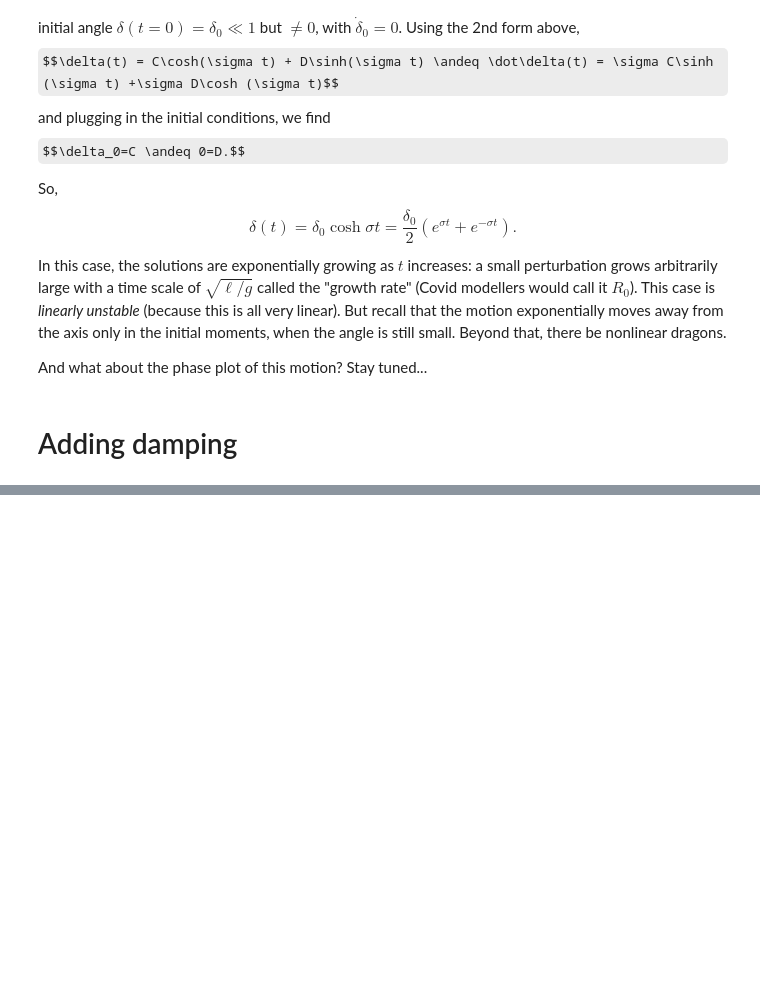
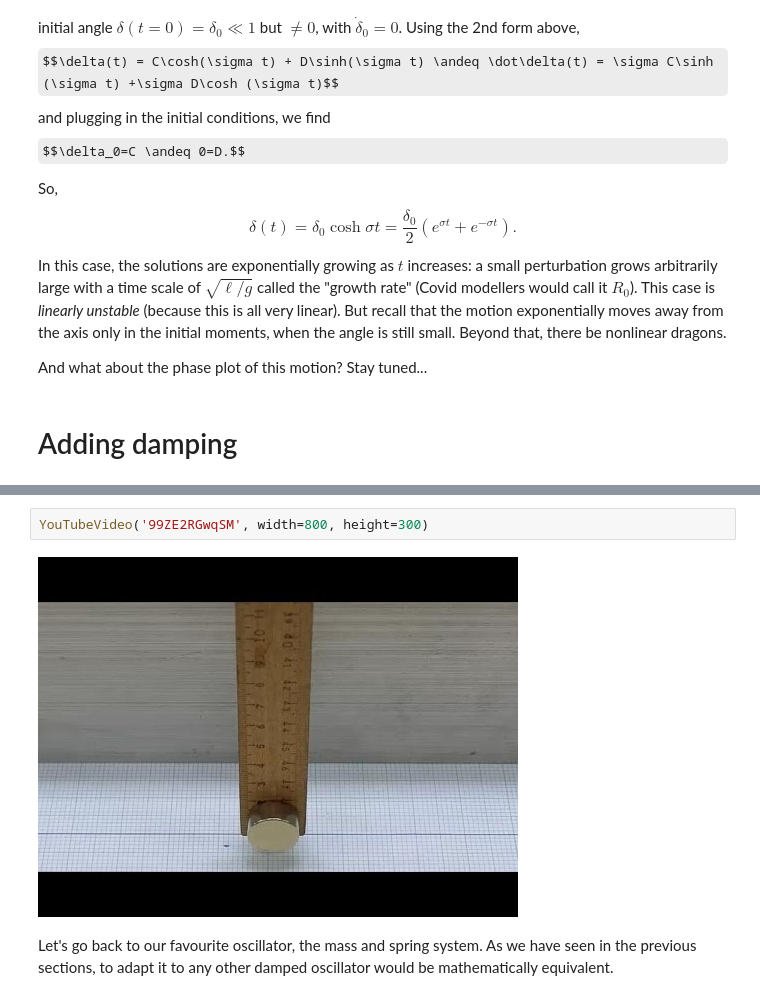
Before and after one commit to ChanJeunlam/254-lectures-2021, a Jupyter notebook: L03-SimpleOscillators/L03-SimpleOscillators.ipynb, the cells around one changed output, grey strips where cells are left out. Saved outputs shown, nothing was run; the diff lists cells and outputs as text; some formulas as TeX source; blank space fills up the shorter version.

```diff
--- a/L03-SimpleOscillators/L03-SimpleOscillators.ipynb
+++ b/L03-SimpleOscillators/L03-SimpleOscillators.ipynb
@@ -512,0 +532,6 @@ And what about the phase plot of this motion? Stay tuned...
+# %%
+YouTubeVideo('99ZE2RGwqSM', width=800, height=300)
+# %% [output]
+[figure, added]
+# %% [markdown]
+Let's go back to our favourite oscillator, the mass and spring system. As we have seen in the previous sections, to adapt it to any other damped oscillator would be mathematically equivalent.
```
Also changed, not shown: parts of 16 cells of this notebook, 1 other file.
